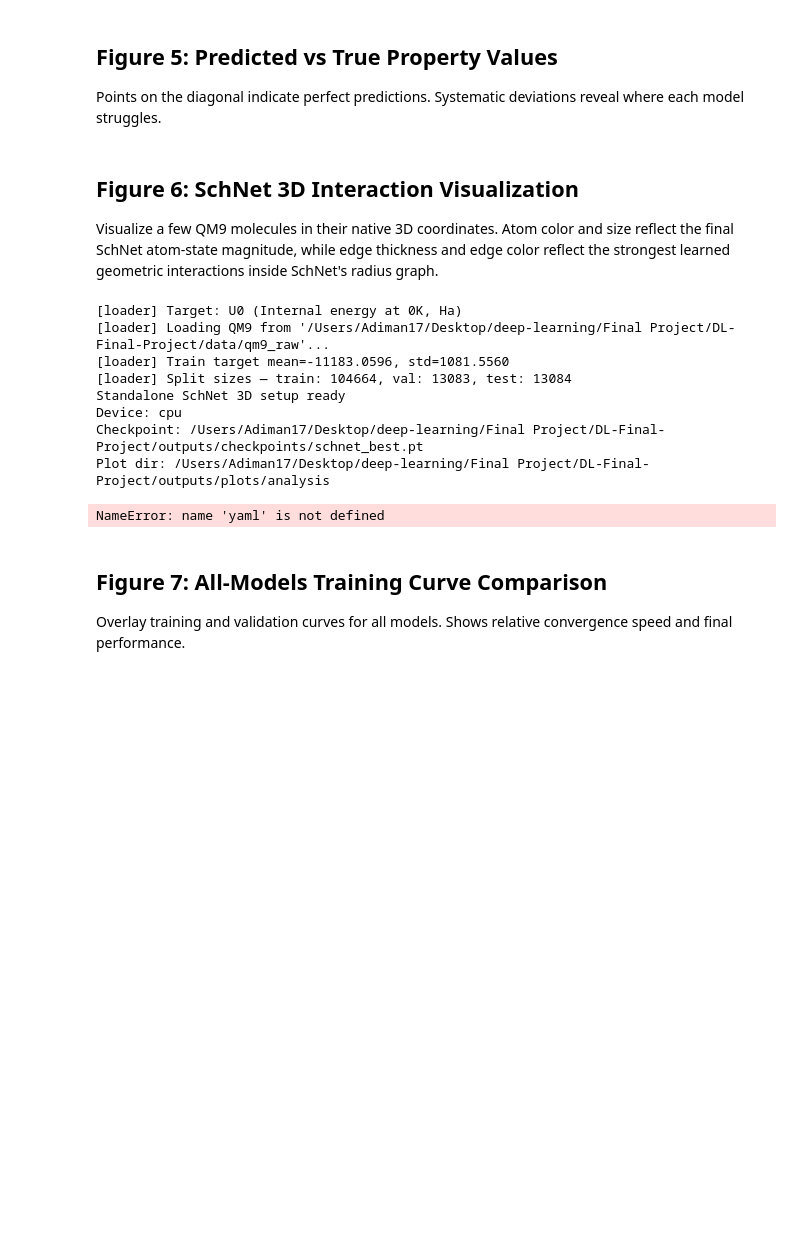
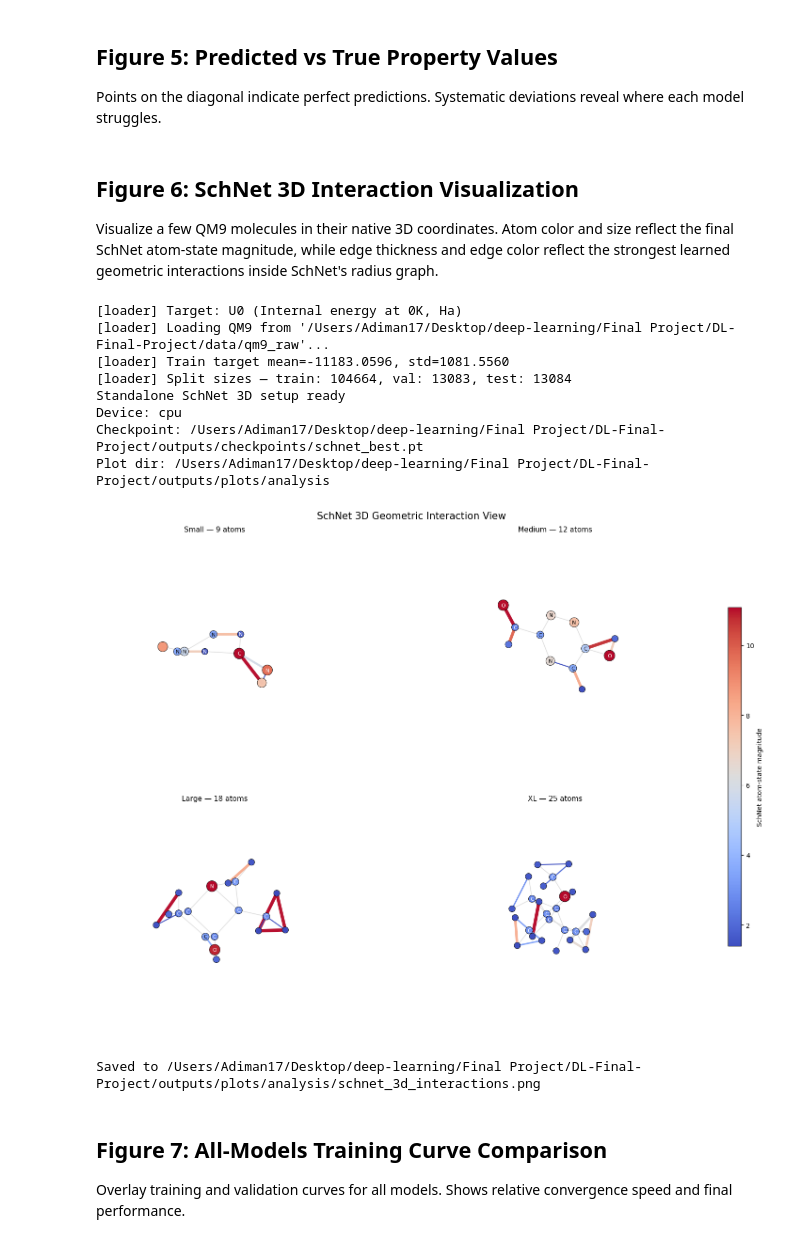
Before and after one commit to amanikonda123/DL-Final-Project, a Jupyter notebook: visualize_architectures.ipynb, the cells around one changed output. Drawn from its saved outputs; the diff is of its cells as text; code cells hidden in the pictures; blank space fills up the shorter version.

Commit message:
made schnet 3d plot more readable

```diff
--- a/visualize_architectures.ipynb
+++ b/visualize_architectures.ipynb
@@ -616,7 +616,7 @@ def draw_schnet_3d(ax, mol, title):
     if top_interactions:
         strengths = np.array([s for _, s, _ in top_interactions])
         norm_edges = colors.Normalize(vmin=strengths.min(), vmax=strengths.max() + 1e-8)
-        edge_cmap = cm.plasma
+        edge_cmap = cm.coolwarm
         for (u, v), strength, dist in top_interactions:
             xyz = pos[[u, v]]
             color = edge_cmap(norm_edges(strength))
@@ -624,42 +624,48 @@ def draw_schnet_3d(ax, mol, title):
             ax.plot(xyz[:, 0], xyz[:, 1], xyz[:, 2], color=color, linewidth=width, alpha=0.95, zorder=2)
 
     atom_norm = colors.Normalize(vmin=atom_strength.min(), vmax=atom_strength.max() + 1e-8)
+    atom_cmap = cm.coolwarm
     atom_sizes = 90 + 180 * atom_norm(atom_strength)
     scatter = ax.scatter(
         pos[:, 0], pos[:, 1], pos[:, 2],
-        c=atom_strength, cmap='viridis', s=atom_sizes,
+        c=atom_strength, cmap=atom_cmap, s=atom_sizes,
         edgecolors='black', linewidths=0.6, alpha=0.98, zorder=3,
     )
 
     for idx, (x, y, z) in enumerate(pos):
         atomic_num = int(mol.z[idx])
         if atomic_num != 1:  # label heavy atoms only
-            ax.text(x, y, z, ATOM_LABELS.get(atomic_num, '?'), fontsize=8, zorder=4)
+            rgba = atom_cmap(atom_norm(atom_strength[idx]))
+            luminance = 0.2126 * rgba[0] + 0.7152 * rgba[1] + 0.0722 * rgba[2]
+            text_color = 'black' if luminance > 0.6 else 'white'
+            ax.text(x, y, z, ATOM_LABELS.get(atomic_num, '?'), fontsize=8,
+                    ha='center', va='center', color=text_color, zorder=4)
 
     set_equal_3d_axes(ax, pos)
     ax.set_title(f'{title} — {mol.z.size(0)} atoms', fontsize=11, pad=12)
     ax.view_init(elev=22, azim=35)
     ax.set_axis_off()
     return scatter
 
 fig = plt.figure(figsize=(16, 12))
 axes = [fig.add_subplot(2, 2, i + 1, projection='3d') for i in range(4)]
 fig.suptitle('SchNet 3D Geometric Interaction View', fontsize=15, y=0.97)
 
 last_scatter = None
 for ax, mol, title in zip(axes, selected_geo, ['Small', 'Medium', 'Large', 'XL']):
     last_scatter = draw_schnet_3d(ax, mol, title)
 
 fig.subplots_adjust(left=0.03, right=0.9, top=0.92, bottom=0.04, wspace=0.08, hspace=0.18)
 cax = fig.add_axes([0.92, 0.2, 0.018, 0.6])
 cbar = fig.colorbar(last_scatter, cax=cax)
 cbar.set_label('SchNet atom-state magnitude')
 
 plt.savefig(f'{PLOT_DIR}/schnet_3d_interactions.png', dpi=160)
 plt.show()
 print(f'Saved to {PLOT_DIR}/schnet_3d_interactions.png')
 # %% [output]
+[figure, added]
-NameError: name 'yaml' is not defined
+Saved to /Users/Adiman17/Desktop/deep-learning/Final Project/DL-Final-Project/outputs/plots/analysis/schnet_3d_interactions.png
 # %%
 selected_geo = [selected_geo[0]]
 
```
Also changed, not shown: 1 other file.
